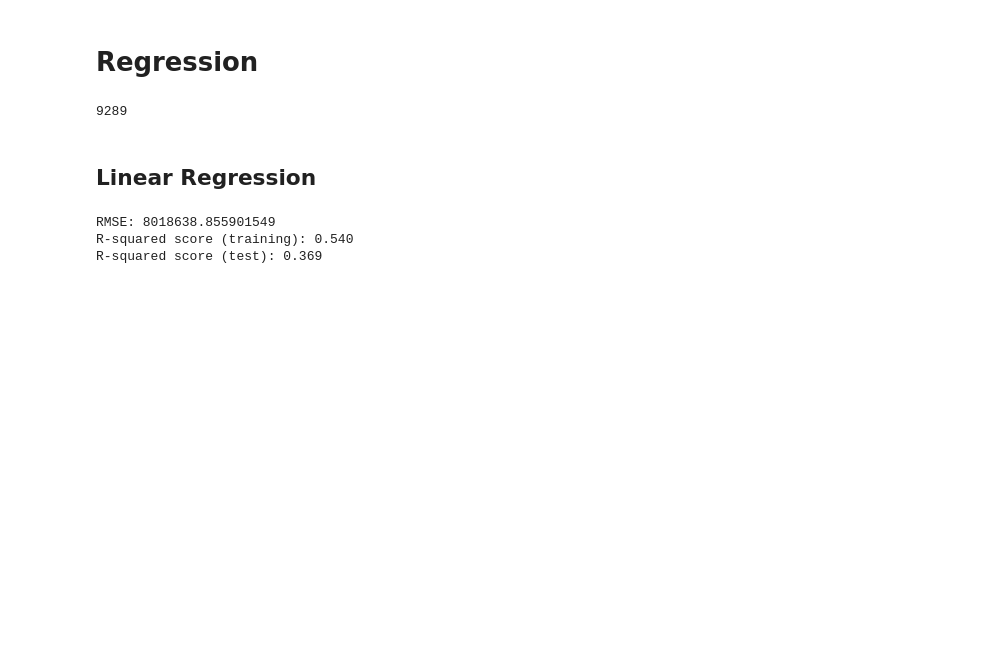
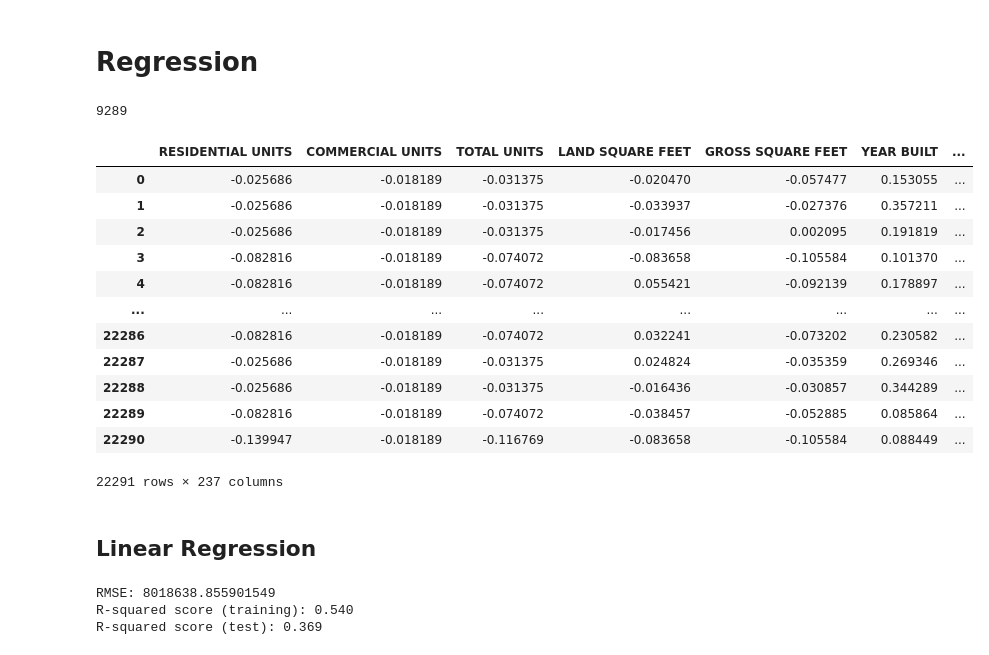
Before and after one commit to evilpegasus/Real-Estate-Price-Prediction, a Jupyter notebook: regression.ipynb, the cells around one changed output. Saved outputs shown, nothing was run; the diff lists cells and outputs as text; code cells hidden in the pictures; blank space fills up the shorter version.

```diff
--- a/regression.ipynb
+++ b/regression.ipynb
@@ -185,6 +185,22 @@ from sklearn.metrics import mean_squared_error
 # Root mean squared error
 def rmse(y_test,y_pred):
       return np.sqrt(mean_squared_error(y_test,y_pred))
+# %%
+X_train_scaled
+# %% [output]
+|  | RESIDENTIAL UNITS | COMMERCIAL UNITS | TOTAL UNITS | LAND SQUARE FEET | GROSS SQUARE FEET | YEAR BUILT | ... |
+| 0 | -0.025686 | -0.018189 | -0.031375 | -0.020470 | -0.057477 | 0.153055 | ... |
+| 1 | -0.025686 | -0.018189 | -0.031375 | -0.033937 | -0.027376 | 0.357211 | ... |
+| 2 | -0.025686 | -0.018189 | -0.031375 | -0.017456 | 0.002095 | 0.191819 | ... |
+| 3 | -0.082816 | -0.018189 | -0.074072 | -0.083658 | -0.105584 | 0.101370 | ... |
+| 4 | -0.082816 | -0.018189 | -0.074072 | 0.055421 | -0.092139 | 0.178897 | ... |
+| ... | ... | ... | ... | ... | ... | ... | ... |
+| 22286 | -0.082816 | -0.018189 | -0.074072 | 0.032241 | -0.073202 | 0.230582 | ... |
+| 22287 | -0.025686 | -0.018189 | -0.031375 | 0.024824 | -0.035359 | 0.269346 | ... |
+| 22288 | -0.025686 | -0.018189 | -0.031375 | -0.016436 | -0.030857 | 0.344289 | ... |
+| 22289 | -0.082816 | -0.018189 | -0.074072 | -0.038457 | -0.052885 | 0.085864 | ... |
+| 22290 | -0.139947 | -0.018189 | -0.116769 | -0.083658 | -0.105584 | 0.088449 | ... |
+22291 rows × 237 columns
 # %% [markdown]
 ## Linear Regression
 # %%
```
Also changed, not shown: parts of 9 cells of this notebook, 3 other files.
